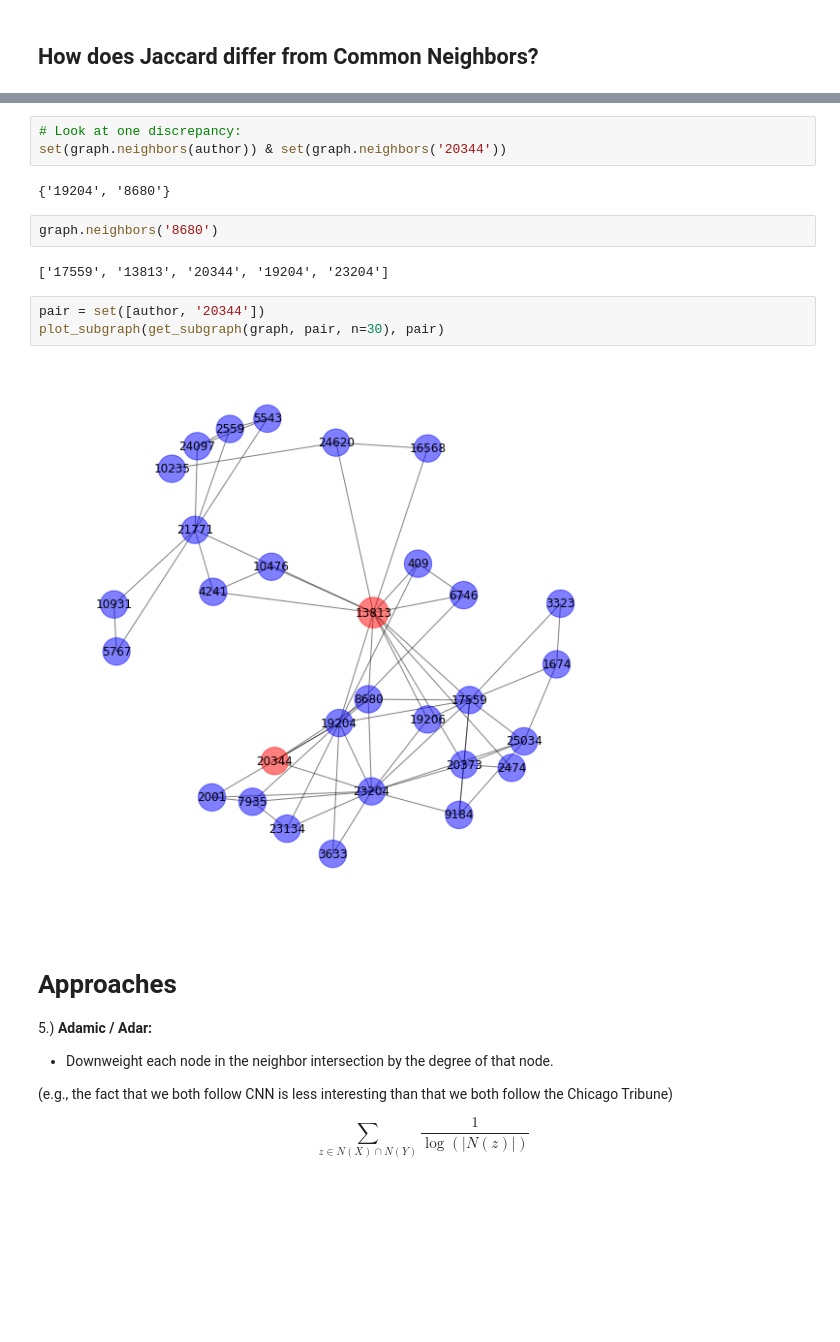
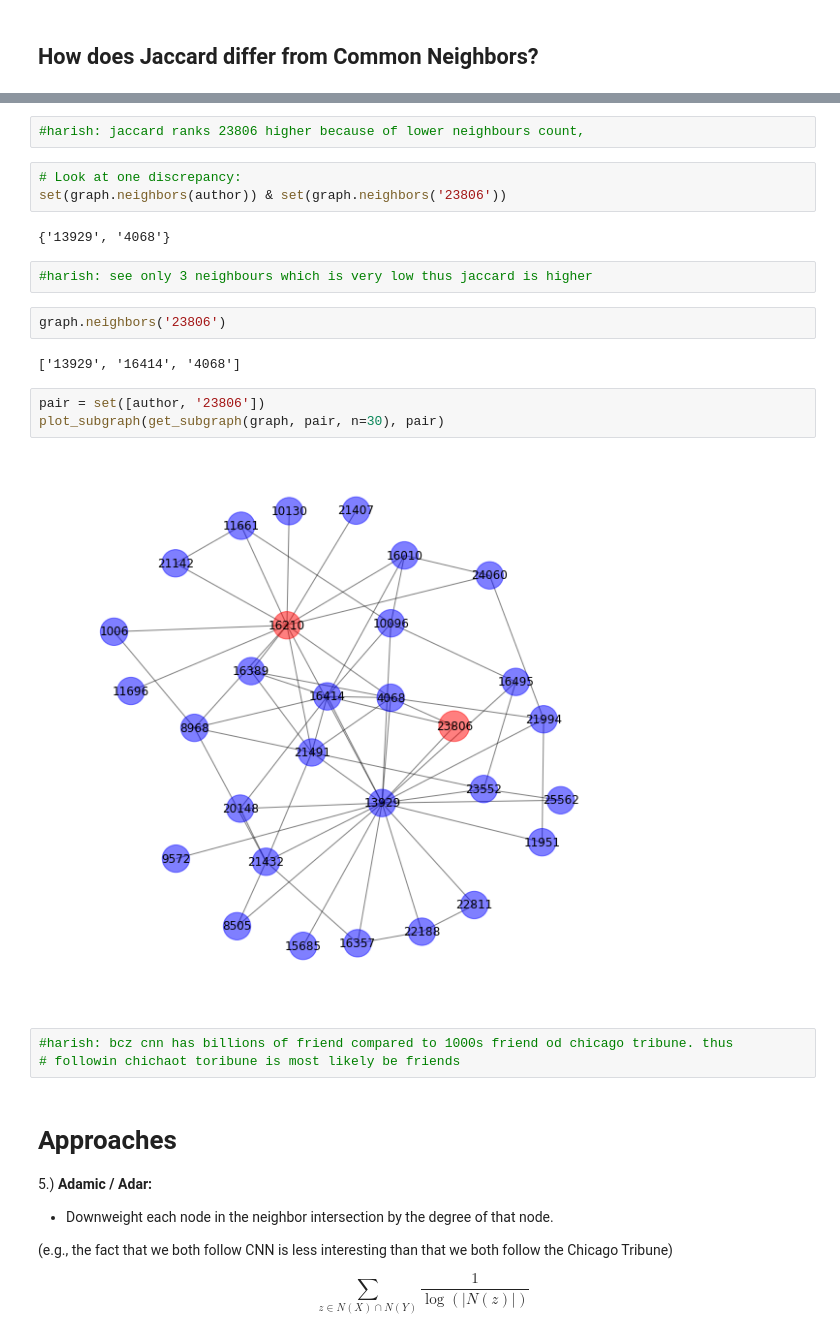
Before and after one commit to harishaaram/main, a Jupyter notebook: lec/l07/l07.ipynb, the cells around one changed output, grey strips where cells are left out. Cells and saved outputs as stored; diff of their text form; blank space fills up the shorter version.

```diff
--- a/lec/l07/l07.ipynb
+++ b/lec/l07/l07.ipynb
@@ -370,17 +389,24 @@ df.sort_values('jaccard_rank').head(10)
+# %%
+#harish: jaccard ranks 23806 higher because of lower neighbours count,
 # %%
 # Look at one discrepancy:
-set(graph.neighbors(author)) & set(graph.neighbors('20344'))
+set(graph.neighbors(author)) & set(graph.neighbors('23806'))
 # %% [output]
-{'19204', '8680'}
+{'13929', '4068'}
+# %%
+#harish: see only 3 neighbours which is very low thus jaccard is higher
 # %%
-graph.neighbors('8680')
+graph.neighbors('23806')
 # %% [output]
-['17559', '13813', '20344', '19204', '23204']
+['13929', '16414', '4068']
 # %%
-pair = set([author, '20344'])
+pair = set([author, '23806'])
 plot_subgraph(get_subgraph(graph, pair, n=30), pair)
 # %% [output]
-[figure, old version]
+[figure, new version]
+# %%
+#harish: bcz cnn has billions of friend compared to 1000s friend od chicago tribune. thus
+# followin chichaot toribune is most likely be friends
 # %% [markdown]
 # Approaches
  5.) **Adamic / Adar:**
```
Also changed, not shown: parts of 23 cells of this notebook, 2 other files.
